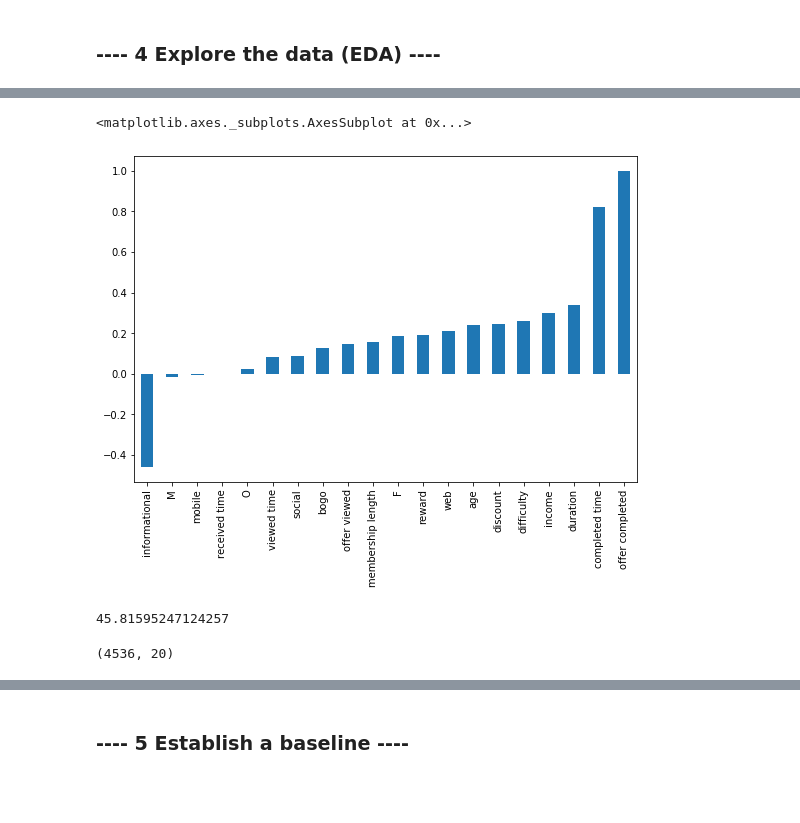
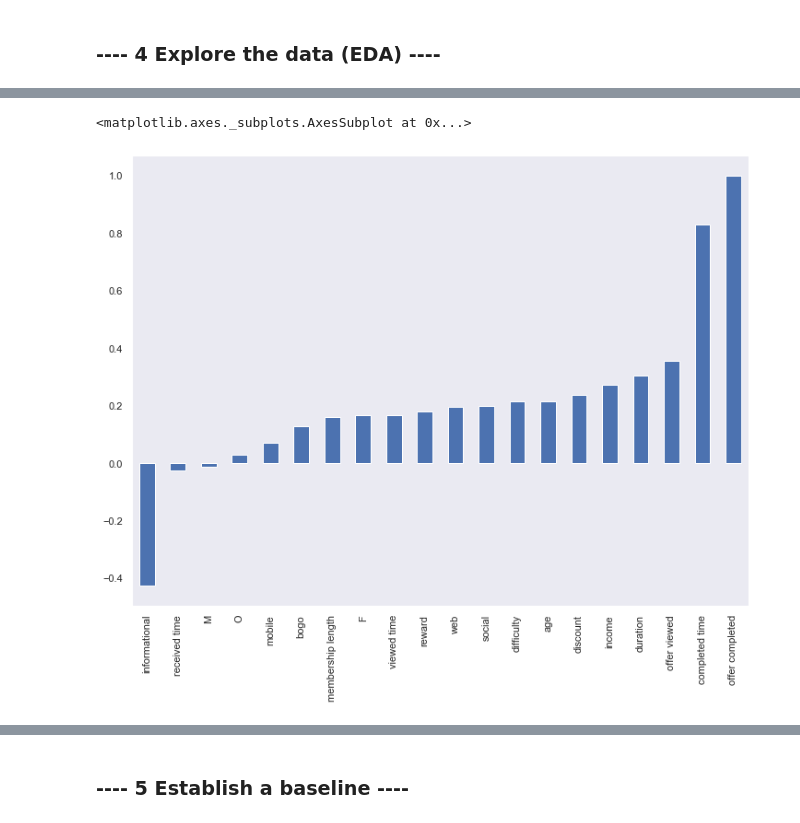
Before and after one commit to shabrown/Starbucks-Capstone-Challenge, a Jupyter notebook: Starbucks_Capstone_Challenge.ipynb, the cells around one changed output, grey strips where cells are left out. Cells and saved outputs as stored; diff of their text form; code cells hidden in the pictures; blank space fills up the shorter version.

```diff
--- a/Starbucks_Capstone_Challenge.ipynb
+++ b/Starbucks_Capstone_Challenge.ipynb
@@ -866,16 +917,3 @@ Name: income, Length: 22808, dtype: float64
-# %%
-# Create figure
-plt.figure(dpi=150)
-# Set style
-sns.set_style('whitegrid')
-# Create boxplot
-sns.violinplot('Groups', 'IQ score', data=data)
-# Despine
-sns.despine(left=True, right=True, top=True)
-# Add title
-plt.title('IQ scores for different test groups')
-# Show plot
-plt.show()
 # %%
 matrix = cleaned_df.corr()['offer completed']
 matrix = matrix.sort_values(ascending=True)
@@ -900,12 +938,9 @@ completed time       0.821826
 offer completed      1.000000
 Name: offer completed, dtype: float64
 # %%
-plt.figure(figsize=(9,6))
+plt.figure(figsize=(12,9))
+sns.set(style='dark')
 matrix.plot.bar()
 # %% [output]
 <matplotlib.axes._subplots.AxesSubplot at 0x...>
-[figure, old version]
+[figure, new version]
-# %%
-len(cleaned_df[cleaned_df['offer completed']==1])/len(cleaned_df)*100
-# %% [output]
-45.81595247124257
@@ -914,4 +946,0 @@ completed_no_promo = cleaned_df[(cleaned_df['offer viewed']==0)&(cleaned_df['off
-# %%
-completed_no_promo.shape
-# %% [output]
-(4536, 20)
```
Also changed, not shown: parts of 148 cells of this notebook, 3 other files.
